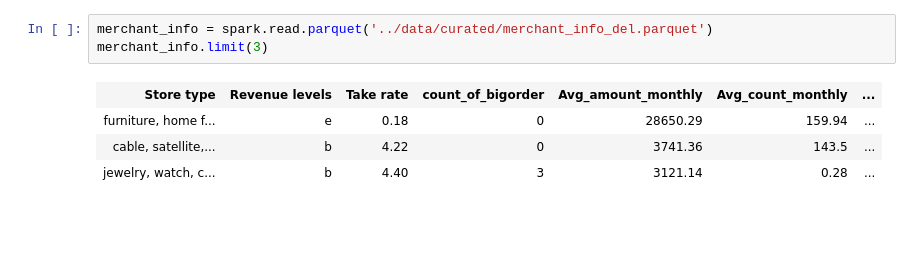
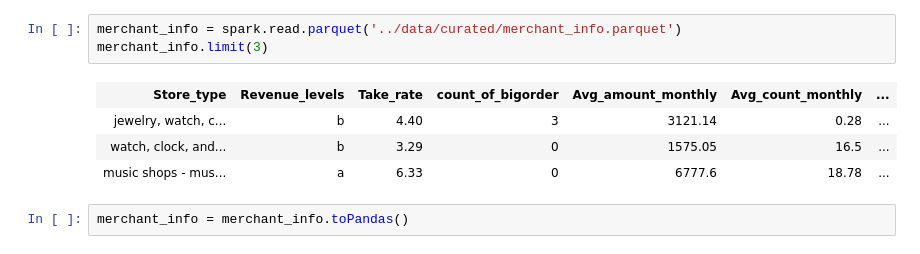
Before and after one commit to MAST30034-Applied-Data-Science/generic-buy-now-pay-later-project-group-16-project2-fighting-group, a Jupyter notebook: notebooks/Visualization.ipynb, the cells around one changed output. Saved outputs shown, nothing was run; the diff lists cells and outputs as text; blank space fills up the shorter version.

```diff
--- a/notebooks/Visualization.ipynb
+++ b/notebooks/Visualization.ipynb
@@ -18,8 +24,10 @@ To adjust logging level use sc.setLogLevel(newLevel). For SparkR, use setLogLeve
 # %%
-merchant_info = spark.read.parquet('../data/curated/merchant_info_del.parquet')
+merchant_info = spark.read.parquet('../data/curated/merchant_info.parquet')
 merchant_info.limit(3)
 # %% [output]
-| Store type | Revenue levels | Take rate | count_of_bigorder | Avg_amount_monthly | Avg_count_monthly | ... |
-| furniture, home f... | e | 0.18 | 0 | 28650.29 | 159.94 | ... |
-| cable, satellite,... | b | 4.22 | 0 | 3741.36 | 143.5 | ... |
+| Store_type | Revenue_levels | Take_rate | count_of_bigorder | Avg_amount_monthly | Avg_count_monthly | ... |
 | jewelry, watch, c... | b | 4.40 | 3 | 3121.14 | 0.28 | ... |
+| watch, clock, and... | b | 3.29 | 0 | 1575.05 | 16.5 | ... |
+| music shops - mus... | a | 6.33 | 0 | 6777.6 | 18.78 | ... |
+# %%
+merchant_info = merchant_info.toPandas()
```
Also changed, not shown: parts of 11 cells of this notebook.
